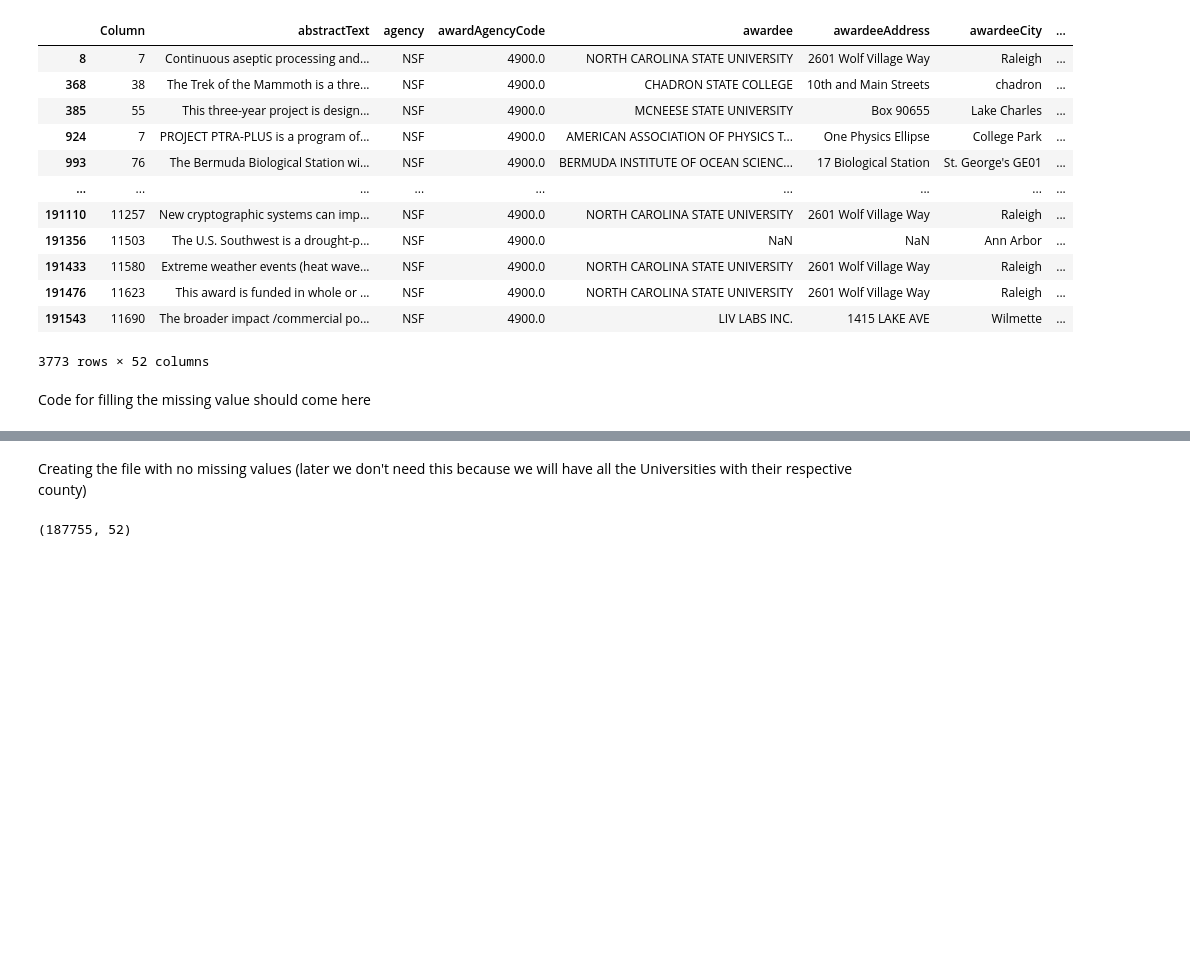
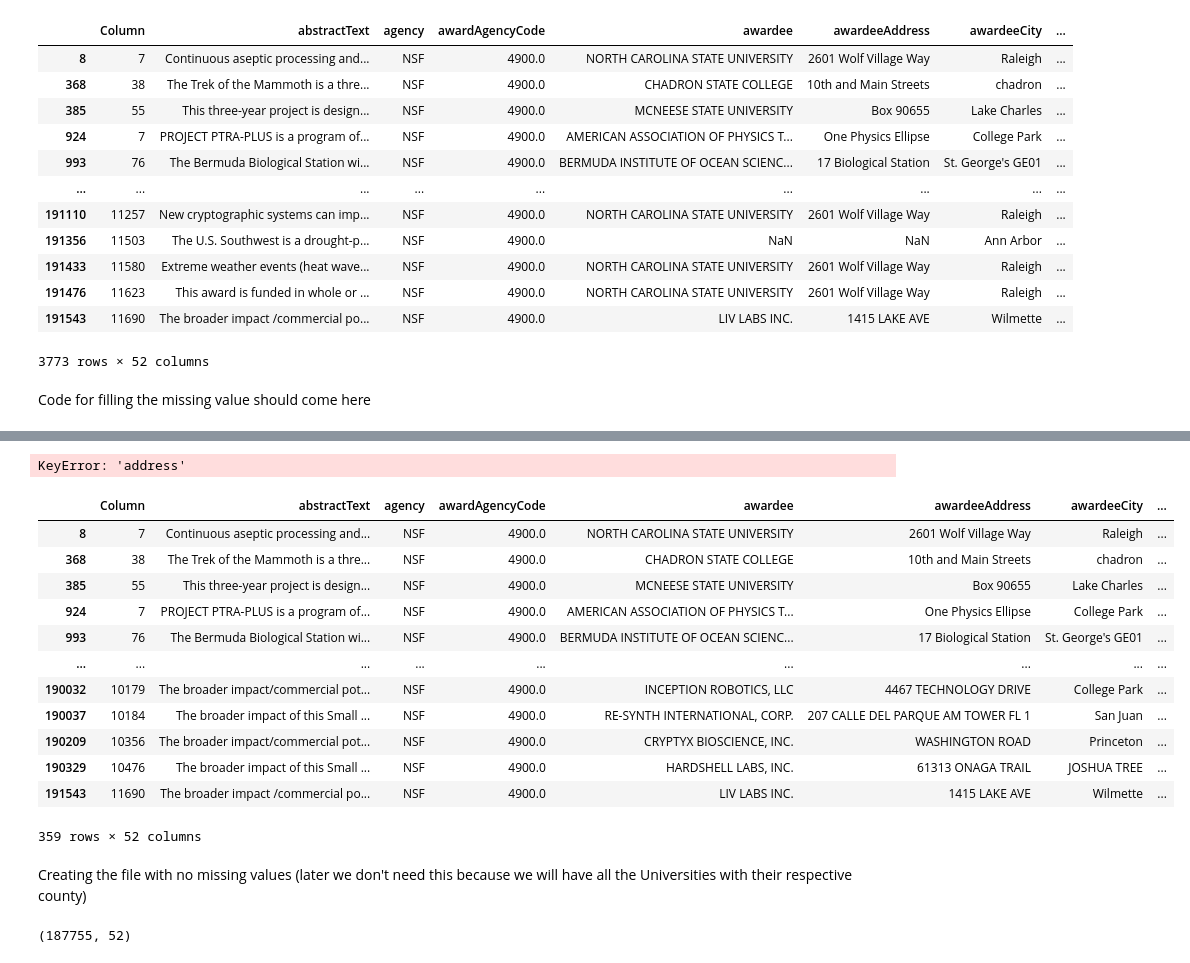
Before and after one commit to SeverinoCenter/nsf_engines, a Jupyter notebook: Vitor/Panel_All.ipynb, the cells around one changed output, grey strips where cells are left out. Drawn from its saved outputs; the diff is of its cells as text; code cells hidden in the pictures; blank space fills up the shorter version.

Commit message:
Getting the final data

```diff
--- a/Vitor/Panel_All.ipynb
+++ b/Vitor/Panel_All.ipynb
@@ -74,7 +79,7 @@ nsf[nsf['awardeeCounty'].isna()]
 | 191543 | 11690 | The broader impact /commercial po... | NSF | 4900.0 | LIV LABS INC. | 1415 LAKE AVE | Wilmette | ... |
 3773 rows × 52 columns
 # %%
-filtered_nsf = nsf[nsf['awardeeCounty'].isna()].drop_duplicates(subset='awardee')
-filtered_nsf.to_csv(base/ "missing_NSF.csv", index = False)
+missing_NSF = nsf[nsf['awardeeCounty'].isna()].drop_duplicates(subset='awardee')
+missing_NSF.to_csv(base/ "missing_NSF.csv", index = False)
 # %% [markdown]
 Code for filling the missing value should come here
@@ -84,3 +118,46 @@ Code for filling the missing value should come here
+# %%
+import pandas as pd
+from geopy.geocoders import Nominatim
+
+# Sample data
+data = {
+    'City': ['New York', 'Los Angeles'],
+    'Address': ['123 Main St', '456 Elm St']
+}
+df = pd.DataFrame(data)
+
+# Geocoding
+geolocator = Nominatim(user_agent='my_application', timeout=5)
+
+def get_county(row):
+    location = geolocator.geocode(row['Address'] + ', ' + row['City'])
+    if location:
+        address = location.raw['address']
+        return address.get('county')
+    else:
+        return None
+
+
+df['County'] = df.apply(get_county, axis=1)
+print(df)
+# %% [output]
+KeyError: 'address'
+# %%
+missing_NSF
+# %% [output]
+|  | Column | abstractText | agency | awardAgencyCode | awardee | awardeeAddress | awardeeCity | ... |
+| 8 | 7 | Continuous aseptic processing and... | NSF | 4900.0 | NORTH CAROLINA STATE UNIVERSITY | 2601 Wolf Village Way | Raleigh | ... |
+| 368 | 38 | The Trek of the Mammoth is a thre... | NSF | 4900.0 | CHADRON STATE COLLEGE | 10th and Main Streets | chadron | ... |
+| 385 | 55 | This three-year project is design... | NSF | 4900.0 | MCNEESE STATE UNIVERSITY | Box 90655 | Lake Charles | ... |
+| 924 | 7 | PROJECT PTRA-PLUS is a program of... | NSF | 4900.0 | AMERICAN ASSOCIATION OF PHYSICS T... | One Physics Ellipse | College Park | ... |
+| 993 | 76 | The Bermuda Biological Station wi... | NSF | 4900.0 | BERMUDA INSTITUTE OF OCEAN SCIENC... | 17 Biological Station | St. George's GE01 | ... |
+| ... | ... | ... | ... | ... | ... | ... | ... | ... |
+| 190032 | 10179 | The broader impact/commercial pot... | NSF | 4900.0 | INCEPTION ROBOTICS, LLC | 4467 TECHNOLOGY DRIVE | College Park | ... |
+| 190037 | 10184 | The broader impact of this Small ... | NSF | 4900.0 | RE-SYNTH INTERNATIONAL, CORP. | 207 CALLE DEL PARQUE AM TOWER FL 1 | San Juan | ... |
+| 190209 | 10356 | The broader impact/commercial pot... | NSF | 4900.0 | CRYPTYX BIOSCIENCE, INC. | WASHINGTON ROAD | Princeton | ... |
+| 190329 | 10476 | The broader impact of this Small ... | NSF | 4900.0 | HARDSHELL LABS, INC. | 61313 ONAGA TRAIL | JOSHUA TREE | ... |
+| 191543 | 11690 | The broader impact /commercial po... | NSF | 4900.0 | LIV LABS INC. | 1415 LAKE AVE | Wilmette | ... |
+359 rows × 52 columns
 # %%
 # missing_values = dfp[dfp['awardeeCounty'].isna()]
 # for index,row in missing_values.iterrows():
```
Also changed, not shown: parts of 7 cells of this notebook.
